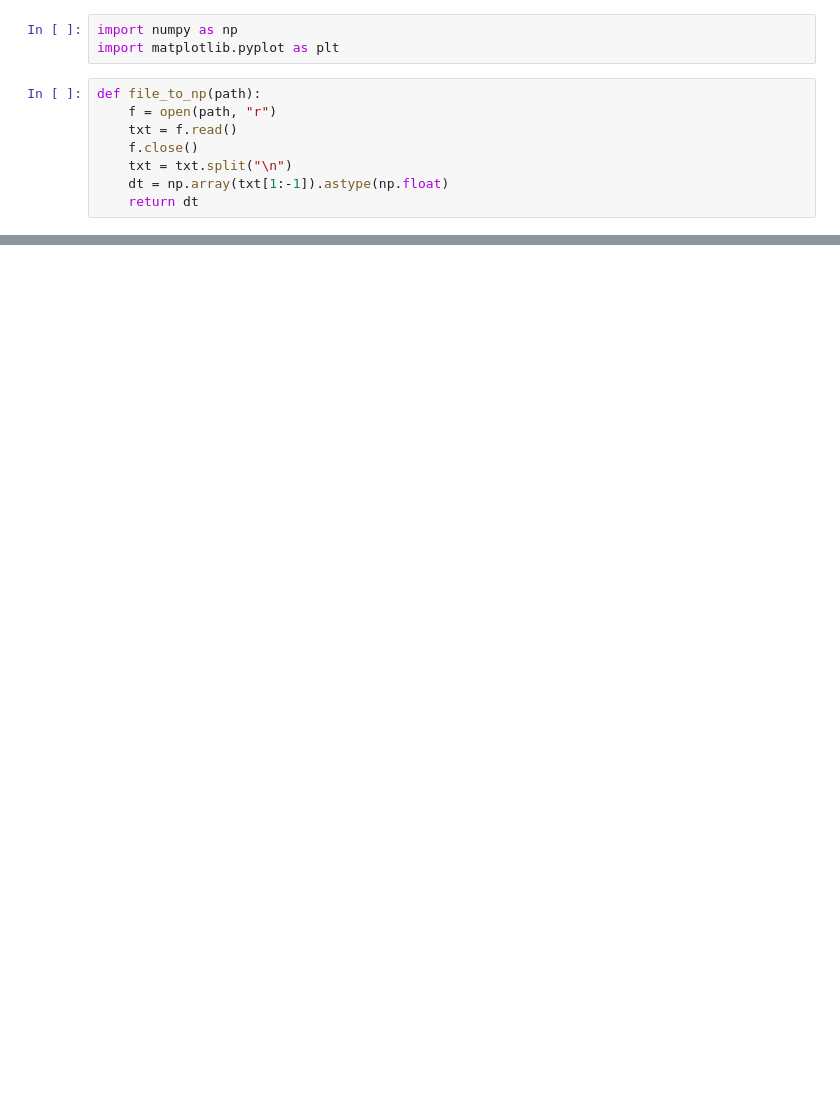
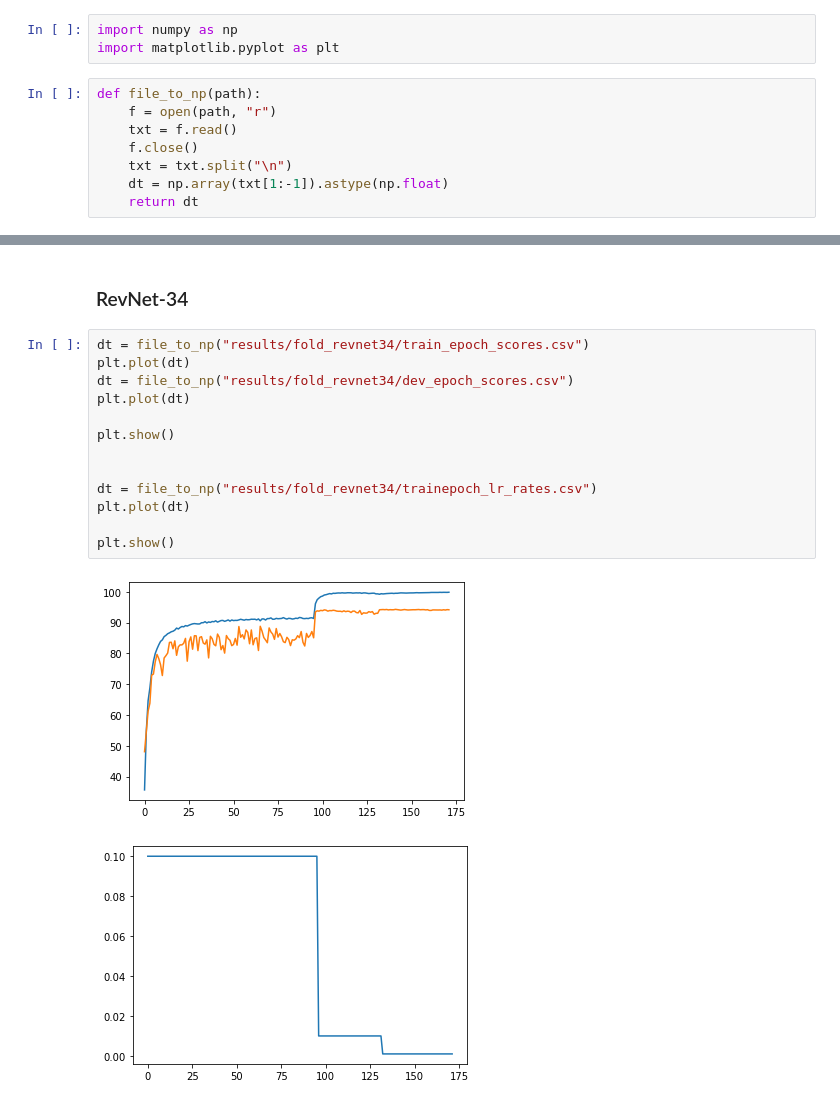
Before and after one commit to Myyyr/classification, a Jupyter notebook: analyse.ipynb, the cells around one changed output, grey strips where cells are left out. Cells and saved outputs as stored; diff of their text form; blank space fills up the shorter version.

```diff
--- a/analyse.ipynb
+++ b/analyse.ipynb
@@ -13,0 +47,18 @@ def file_to_np(path):
+# %% [markdown]
+### RevNet-34
+# %%
+dt = file_to_np("results/fold_revnet34/train_epoch_scores.csv")
+plt.plot(dt)
+dt = file_to_np("results/fold_revnet34/dev_epoch_scores.csv")
+plt.plot(dt)
+
+plt.show()
+
+
+dt = file_to_np("results/fold_revnet34/trainepoch_lr_rates.csv")
+plt.plot(dt)
+
+plt.show()
+# %% [output]
+[figure, added]
+[figure, added]
```
Also changed, not shown: parts of 7 cells of this notebook, 5 other files.
